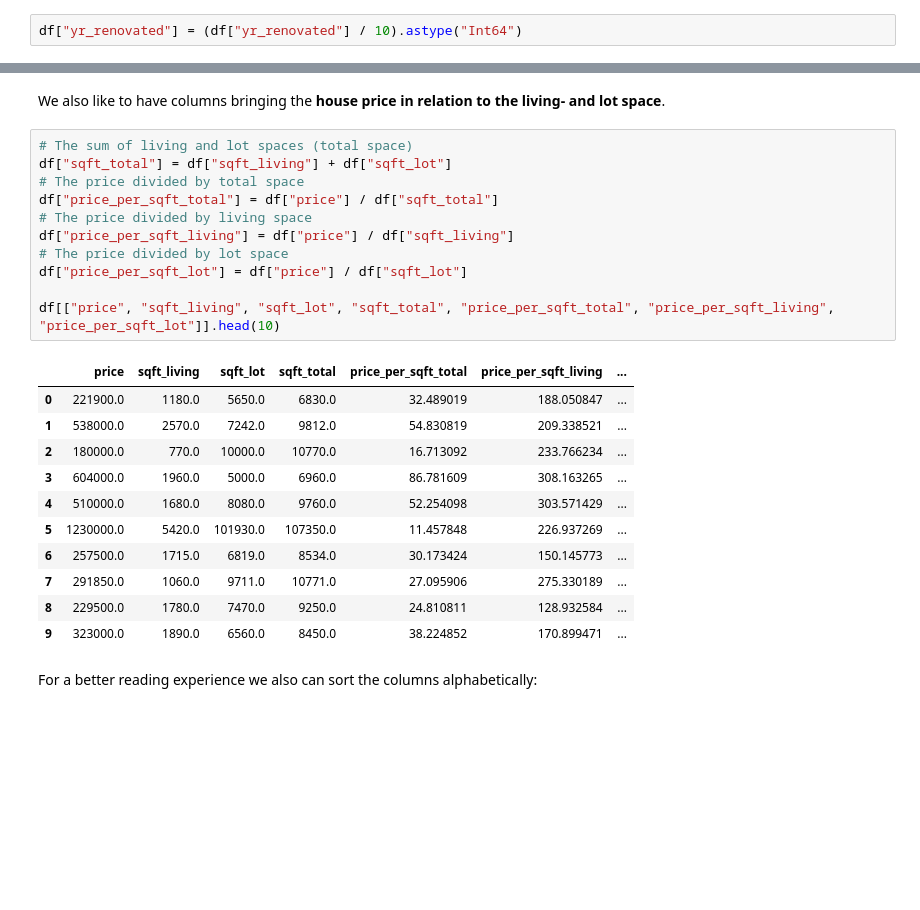
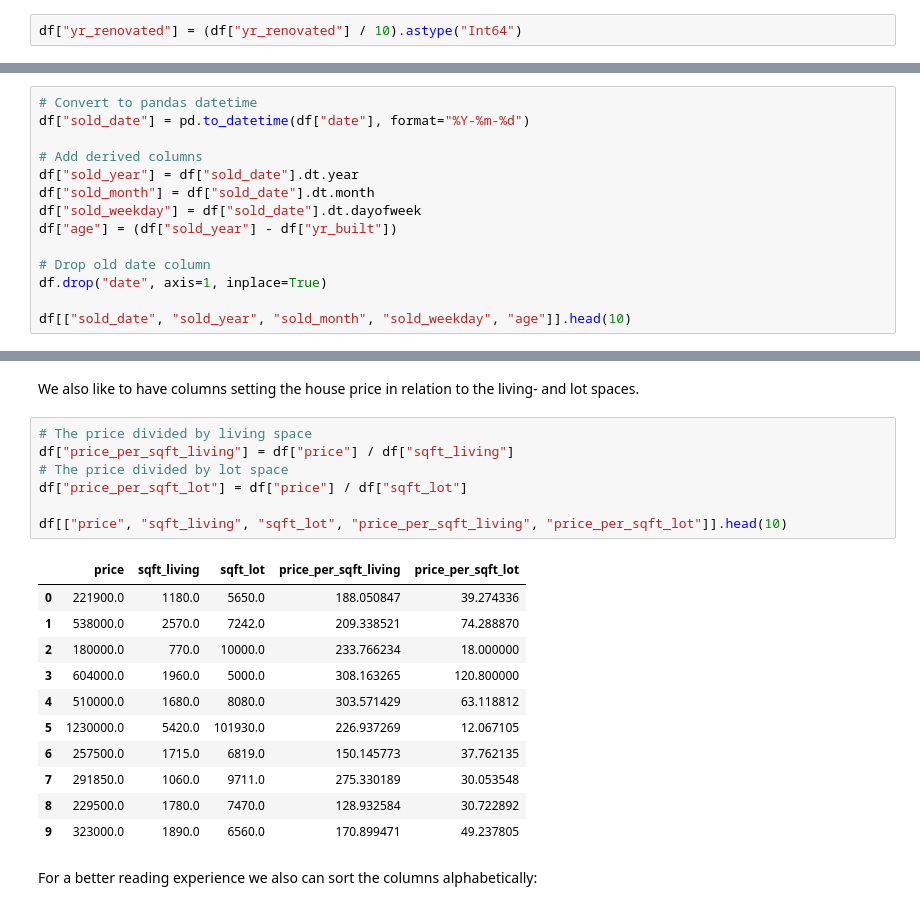
Before and after one commit to christian-reimann/ds-eda-project, a Jupyter notebook: reimann_eda.ipynb, the cells around one changed output, grey strips where cells are left out. Cells and saved outputs as stored; diff of their text form; blank space fills up the shorter version.

```diff
--- a/reimann_eda.ipynb
+++ b/reimann_eda.ipynb
@@ -185,0 +178,14 @@ df["yr_renovated"] = (df["yr_renovated"] / 10).astype("Int64")
+# %%
+# Convert to pandas datetime
+df["sold_date"] = pd.to_datetime(df["date"], format="%Y-%m-%d")
+
+# Add derived columns
+df["sold_year"] = df["sold_date"].dt.year
+df["sold_month"] = df["sold_date"].dt.month
+df["sold_weekday"] = df["sold_date"].dt.dayofweek
+df["age"] = (df["sold_year"] - df["yr_built"])
+
+# Drop old date column
+df.drop("date", axis=1, inplace=True)
+
+df[["sold_date", "sold_year", "sold_month", "sold_weekday", "age"]].head(10)
@@ -186,28 +204,24 @@ df["yr_renovated"] = (df["yr_renovated"] / 10).astype("Int64")
 # %% [markdown]
-We also like to have columns bringing the **house price in relation to the living- and lot space**.
+We also like to have columns setting the house price in relation to the living- and lot spaces.
 # %%
-# The sum of living and lot spaces (total space)
-df["sqft_total"] = df["sqft_living"] + df["sqft_lot"]
-# The price divided by total space
-df["price_per_sqft_total"] = df["price"] / df["sqft_total"]
 # The price divided by living space
 df["price_per_sqft_living"] = df["price"] / df["sqft_living"]
 # The price divided by lot space
 df["price_per_sqft_lot"] = df["price"] / df["sqft_lot"]
 
-df[["price", "sqft_living", "sqft_lot", "sqft_total", "price_per_sqft_total", "price_per_sqft_living", "price_per_sqft_lot"]].head(10)
+df[["price", "sqft_living", "sqft_lot", "price_per_sqft_living", "price_per_sqft_lot"]].head(10)
 # %% [output]
-|  | price | sqft_living | sqft_lot | sqft_total | price_per_sqft_total | price_per_sqft_living | ... |
-| 0 | 221900.0 | 1180.0 | 5650.0 | 6830.0 | 32.489019 | 188.050847 | ... |
-| 1 | 538000.0 | 2570.0 | 7242.0 | 9812.0 | 54.830819 | 209.338521 | ... |
-| 2 | 180000.0 | 770.0 | 10000.0 | 10770.0 | 16.713092 | 233.766234 | ... |
-| 3 | 604000.0 | 1960.0 | 5000.0 | 6960.0 | 86.781609 | 308.163265 | ... |
-| 4 | 510000.0 | 1680.0 | 8080.0 | 9760.0 | 52.254098 | 303.571429 | ... |
-| 5 | 1230000.0 | 5420.0 | 101930.0 | 107350.0 | 11.457848 | 226.937269 | ... |
-| 6 | 257500.0 | 1715.0 | 6819.0 | 8534.0 | 30.173424 | 150.145773 | ... |
-| 7 | 291850.0 | 1060.0 | 9711.0 | 10771.0 | 27.095906 | 275.330189 | ... |
-| 8 | 229500.0 | 1780.0 | 7470.0 | 9250.0 | 24.810811 | 128.932584 | ... |
-| 9 | 323000.0 | 1890.0 | 6560.0 | 8450.0 | 38.224852 | 170.899471 | ... |
+|  | price | sqft_living | sqft_lot | price_per_sqft_living | price_per_sqft_lot |
+| 0 | 221900.0 | 1180.0 | 5650.0 | 188.050847 | 39.274336 |
+| 1 | 538000.0 | 2570.0 | 7242.0 | 209.338521 | 74.288870 |
+| 2 | 180000.0 | 770.0 | 10000.0 | 233.766234 | 18.000000 |
+| 3 | 604000.0 | 1960.0 | 5000.0 | 308.163265 | 120.800000 |
+| 4 | 510000.0 | 1680.0 | 8080.0 | 303.571429 | 63.118812 |
+| 5 | 1230000.0 | 5420.0 | 101930.0 | 226.937269 | 12.067105 |
+| 6 | 257500.0 | 1715.0 | 6819.0 | 150.145773 | 37.762135 |
+| 7 | 291850.0 | 1060.0 | 9711.0 | 275.330189 | 30.053548 |
+| 8 | 229500.0 | 1780.0 | 7470.0 | 128.932584 | 30.722892 |
+| 9 | 323000.0 | 1890.0 | 6560.0 | 170.899471 | 49.237805 |
 # %% [markdown]
 For a better reading experience we also can sort the columns alphabetically:
 # %%
```
Also changed, not shown: parts of 27 cells of this notebook, 6 other files.
